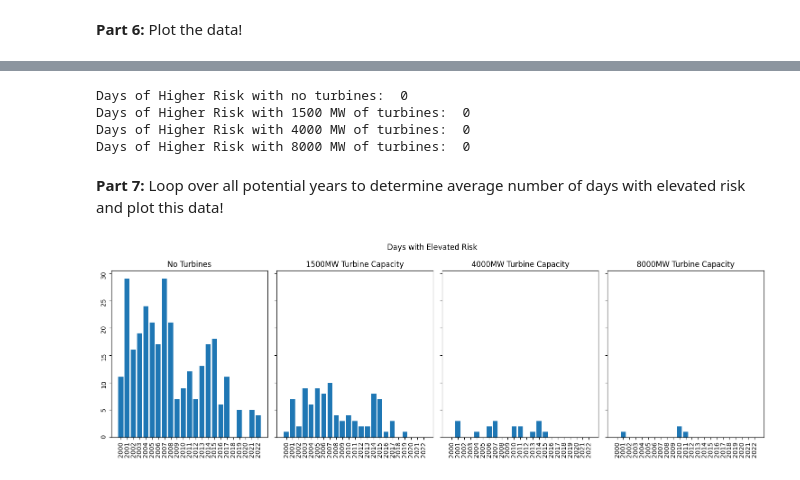
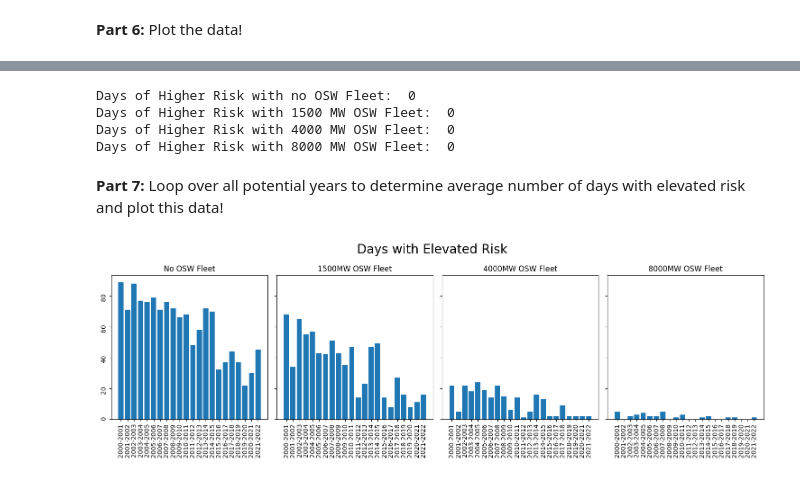
Before and after one commit to jruzekow/osw-analysis, a Jupyter notebook: NOTEBOOK_2_non_winter_OSW_reliability_analysis.ipynb, the cells around one changed output, grey strips where cells are left out. Cells and saved outputs as stored; diff of their text form; code cells hidden in the pictures.

```diff
--- a/NOTEBOOK_2_non_winter_OSW_reliability_analysis.ipynb
+++ b/NOTEBOOK_2_non_winter_OSW_reliability_analysis.ipynb
@@ -49,6 +37,7 @@ print(df.head())
 #Step 4: Create a new dataframe, "wind_data" with just the information we want.
 
 #First, change the "Date" column in the original dataframe to "datetime" format.
+#The datetime format allows us to manipulate the dates easily: https://docs.python.org/3/library/datetime.html
 df['Date'] = pd.to_datetime(df['Date'])
 
 #Next, create a new dataframe named "wind_data" to copy over just the columns we want.
@@ -57,8 +46,8 @@ wind_data = pd.DataFrame()
 #Then, copy over the date column, which we have already put in datetime format!
 wind_data['Date'] = df['Date'].copy()
 
-#Finally, sum together the CP for every hour of the wind data, then add that as a column to our new dataframe as "Net CP for Turbines".
-wind_data['Net CP for Turbines'] = sum([df['HE1'], df['HE2'], df['HE3'], df['HE4'], df['HE5'],
+#Finally, sum together the CP for every hour of the wind data, then add that as a column to our new dataframe as "Net CP for Fleet".
+wind_data['Net CP for OSW Fleet'] = sum([df['HE1'], df['HE2'], df['HE3'], df['HE4'], df['HE5'],
                                         df['HE6'], df['HE7'], df['HE8'], df['HE9'], df['HE10'],
                                         df['HE11'], df['HE12'], df['HE13'], df['HE14'], df['HE15'],
                                         df['HE16'], df['HE17'], df['HE18'], df['HE19'], df['HE20'],
@@ -198,13 +181,13 @@ print(analysis_data)
 # %% [markdown]
 **Part 5:** Add in different total turbine installation capacities to determine the potential generation from various NE OSW projects.
 # %%
-#Step 1: Add different turbine capacities.
-analysis_data['Load - 1500MW Turbine'] = analysis_data['Load'] - (analysis_data['Net CP for Turbines'] * 1500)
-analysis_data['Load - 4000MW Turbine'] = analysis_data['Load'] - (analysis_data['Net CP for Turbines'] * 4000)
-analysis_data['Load - 8000MW Turbine'] = analysis_data['Load'] - (analysis_data['Net CP for Turbines'] * 8000)
+#Step 1: Add different fleet capacities.
+analysis_data['Load - 1500MW OSW Fleet'] = analysis_data['Load'] - (analysis_data['Net CP for OSW Fleet'] * 1500)
+analysis_data['Load - 4000MW OSW Fleet'] = analysis_data['Load'] - (analysis_data['Net CP for OSW Fleet'] * 4000)
+analysis_data['Load - 8000MW OSW Fleet'] = analysis_data['Load'] - (analysis_data['Net CP for OSW Fleet'] * 8000)
 
 #Step 2: Remove the old net capacity column as we no longer need it.
-analysis_data = analysis_data.drop(columns = ['Net CP for Turbines'])
+analysis_data = analysis_data.drop(columns = ['Net CP for OSW Fleet'])
 
 #Step 3: Print to make sure we have the right data!
 print(analysis_data)
@@ -288,55 +286,57 @@ Days of High Risk or greater with 8000 MW of turbines:  0
 # %%
 #Step 9.3: Print the number of days with higher risk
-print("Days of Higher Risk with no turbines: ", analysis_data[analysis_data["Load"] > 450000].shape[0])
-print("Days of Higher Risk with 1500 MW of turbines: ", analysis_data[analysis_data["Load - 1500MW Turbine"] > 450000].shape[0])
-print("Days of Higher Risk with 4000 MW of turbines: ", analysis_data[analysis_data["Load - 4000MW Turbine"] > 450000].shape[0])
-print("Days of Higher Risk with 8000 MW of turbines: ", analysis_data[analysis_data["Load - 8000MW Turbine"] > 450000].shape[0])
+print("Days of Higher Risk with no OSW Fleet: ", analysis_data[analysis_data["Load"] > 450000].shape[0])
+print("Days of Higher Risk with 1500 MW OSW Fleet: ", analysis_data[analysis_data["Load - 1500MW OSW Fleet"] > 450000].shape[0])
+print("Days of Higher Risk with 4000 MW OSW Fleet: ", analysis_data[analysis_data["Load - 4000MW OSW Fleet"] > 450000].shape[0])
+print("Days of Higher Risk with 8000 MW OSW Fleet: ", analysis_data[analysis_data["Load - 8000MW OSW Fleet"] > 450000].shape[0])
 # %% [output]
-Days of Higher Risk with no turbines:  0
-Days of Higher Risk with 1500 MW of turbines:  0
-Days of Higher Risk with 4000 MW of turbines:  0
-Days of Higher Risk with 8000 MW of turbines:  0
+Days of Higher Risk with no OSW Fleet:  0
+Days of Higher Risk with 1500 MW OSW Fleet:  0
+Days of Higher Risk with 4000 MW OSW Fleet:  0
+Days of Higher Risk with 8000 MW OSW Fleet:  0
 # %% [markdown]
 **Part 7:** Loop over all potential years to determine average number of days with elevated risk and plot this data!
 # %%
 import warnings
 warnings.filterwarnings("ignore")
 
 #Step 1: Create a dataframe for the elevated risk data.
-elevated_risk = pd.DataFrame(columns=['Year Range', 'No Turbines', '1500MW Turbine Capacity', '4000 MW Turbine Capacity', '8000 MW Turbine Capacity'])
+elevated_risk = pd.DataFrame(columns=['Year Range', 'No OSW Fleet', '1500MW OSW Fleet', '4000 MW OSW Fleet', '8000 MW OSW Fleet'])
 
 years_min=2000
-years_max = 2023
+years_max = 2022
 
 i = years_min
 while i < years_max:
-  analysis_data = wind_load_data.loc[(wind_load_data['Date'].dt.year == i) & ((wind_load_data['Date'].dt.month == month1) | (wind_load_data['Date'].dt.month == month2)| (wind_load_data['Date'].dt.month == month3))]
-  analysis_data['Load - 1500MW Turbine'] = analysis_data['Load'] - (analysis_data['Net CP for Turbines'] * 1500)
-  analysis_data['Load - 4000MW Turbine'] = analysis_data['Load'] - (analysis_data['Net CP for Turbines'] * 4000)
-  analysis_data['Load - 8000MW Turbine'] = analysis_data['Load'] - (analysis_data['Net CP for Turbines'] * 8000)
-  analysis_data = analysis_data.drop(columns = ['Net CP for Turbines'])
-  elevated_risk.loc[i - years_min] = [str(i), analysis_data[analysis_data["Load"] > 350000].shape[0], analysis_data[(analysis_data["Load - 1500MW Turbine"] > 350000)].shape[0], analysis_data[(analysis_data["Load - 4000MW Turbine"] > 350000)].shape[0], analysis_data[analysis_data["Load - 8000MW Turbine"] > 350000].shape[0]]
+  winter_year_one = i
+  winter_year_two = i+1
+  analysis_data = wind_load_data.loc[((wind_load_data['Date'].dt.year == winter_year_one) & (wind_load_data['Date'].dt.month == 12)) | ((wind_load_data['Date'].dt.year == winter_year_two) & ((wind_load_data['Date'].dt.month == 1) | (wind_load_data['Date'].dt.month == 2)))]
+  analysis_data['Load - 1500MW OSW Fleet'] = analysis_data['Load'] - (analysis_data['Net CP for OSW Fleet'] * 1500)
+  analysis_data['Load - 4000MW OSW Fleet'] = analysis_data['Load'] - (analysis_data['Net CP for OSW Fleet'] * 4000)
+  analysis_data['Load - 8000MW OSW Fleet'] = analysis_data['Load'] - (analysis_data['Net CP for OSW Fleet'] * 8000)
+  analysis_data = analysis_data.drop(columns = ['Net CP for OSW Fleet'])
+  elevated_risk.loc[i - years_min] = [str(winter_year_one)+"-"+str(winter_year_two), analysis_data[analysis_data["Load"] > 350000].shape[0], analysis_data[(analysis_data["Load - 1500MW OSW Fleet"] > 350000)].shape[0], analysis_data[(analysis_data["Load - 4000MW OSW Fleet"] > 350000)].shape[0], analysis_data[analysis_data["Load - 8000MW OSW Fleet"] > 350000].shape[0]]
   i+=1
 
 
 fig, axes = plt.subplots(nrows=1, ncols=4, figsize=(15, 5), sharey=True)
-axes[0].bar(elevated_risk['Year Range'], elevated_risk['No Turbines'], label='Days of Elevated Risk without Turbines')
-axes[1].bar(elevated_risk['Year Range'], elevated_risk['1500MW Turbine Capacity'], label='Days of Elevated Risk with 1500MW of Turbine Capacity')
-axes[2].bar(elevated_risk['Year Range'], elevated_risk['4000 MW Turbine Capacity'], label='Days of Elevated Risk with 4000MW of Turbine Capacity')
-axes[3].bar(elevated_risk['Year Range'], elevated_risk['8000 MW Turbine Capacity'], label='Days of Elevated Risk with 8000MW of Turbine Capacity')
+axes[0].bar(elevated_risk['Year Range'], elevated_risk['No OSW Fleet'], label='Days of Elevated Risk without OSW Fleet')
+axes[1].bar(elevated_risk['Year Range'], elevated_risk['1500MW OSW Fleet'], label='Days of Elevated Risk with 1500MW OSW Fleet')
+axes[2].bar(elevated_risk['Year Range'], elevated_risk['4000 MW OSW Fleet'], label='Days of Elevated Risk with 4000MW OSW Fleet')
+axes[3].bar(elevated_risk['Year Range'], elevated_risk['8000 MW OSW Fleet'], label='Days of Elevated Risk with 8000MW OSW Fleet')
 
 axes[0].tick_params(labelrotation=90)
 axes[1].tick_params(labelrotation=90)
 axes[2].tick_params(labelrotation=90)
 axes[3].tick_params(labelrotation=90)
 
-plt.suptitle("Days with Elevated Risk")
-axes[0].set_title('No Turbines')
-axes[1].set_title('1500MW Turbine Capacity')
-axes[2].set_title('4000MW Turbine Capacity')
-axes[3].set_title('8000MW Turbine Capacity')
+plt.suptitle("Days with Elevated Risk", fontsize=20)
+axes[0].set_title('No OSW Fleet')
+axes[1].set_title('1500MW OSW Fleet')
+axes[2].set_title('4000MW OSW Fleet')
+axes[3].set_title('8000MW OSW Fleet')
 
 plt.tight_layout()
 plt.show()
 # %% [output]
-[figure, old version]
+[figure, new version]
```
Also changed, not shown: parts of 14 cells of this notebook.
